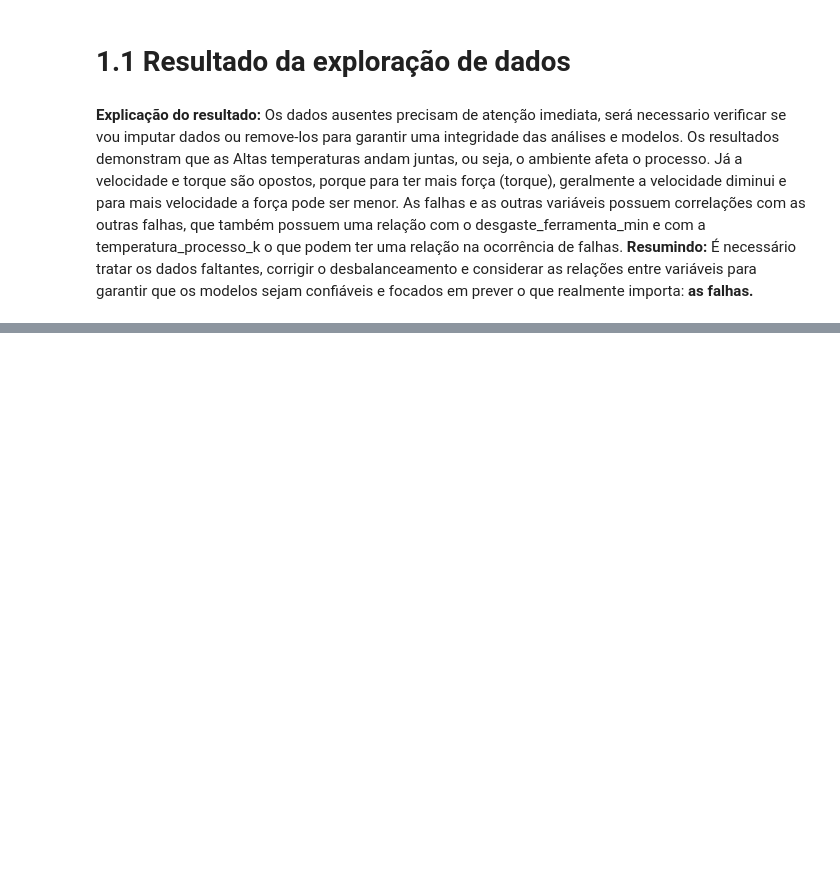
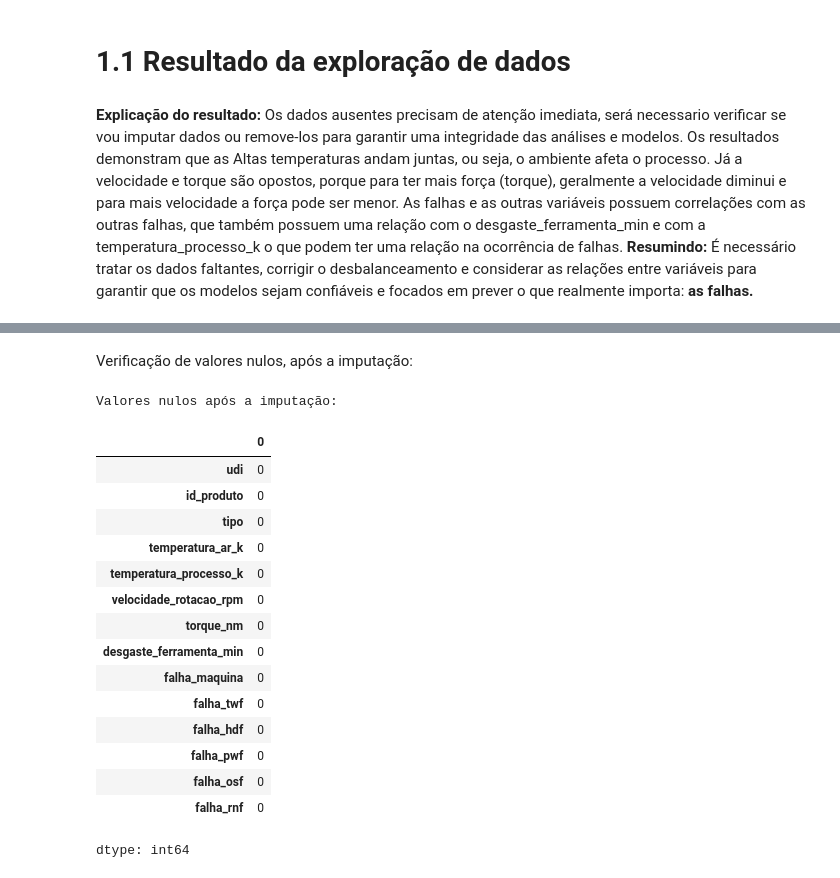
Before and after one commit to nemseibr/SCTEC2026.GEARGUARD, a Jupyter notebook: PROJETO_AVALIATIVO_MÓDULO_1.ipynb, the cells around one changed output, grey strips where cells are left out. Drawn from its saved outputs; the diff is of its cells as text; code cells hidden in the pictures; blank space fills up the shorter version.

```diff
--- a/PROJETO_AVALIATIVO_MÓDULO_1.ipynb
+++ b/PROJETO_AVALIATIVO_MÓDULO_1.ipynb
@@ -187,0 +319,23 @@ plt.show()
+# %% [markdown]
+Verificação de valores nulos, após a imputação:
+# %%
+print('Valores nulos após a imputação:')
+display(df.isnull().sum())
+# %% [output]
+Valores nulos após a imputação:
+|  | 0 |
+| udi | 0 |
+| id_produto | 0 |
+| tipo | 0 |
+| temperatura_ar_k | 0 |
+| temperatura_processo_k | 0 |
+| velocidade_rotacao_rpm | 0 |
+| torque_nm | 0 |
+| desgaste_ferramenta_min | 0 |
+| falha_maquina | 0 |
+| falha_twf | 0 |
+| falha_hdf | 0 |
+| falha_pwf | 0 |
+| falha_osf | 0 |
+| falha_rnf | 0 |
+dtype: int64
```
Also changed, not shown: parts of 22 cells of this notebook.
